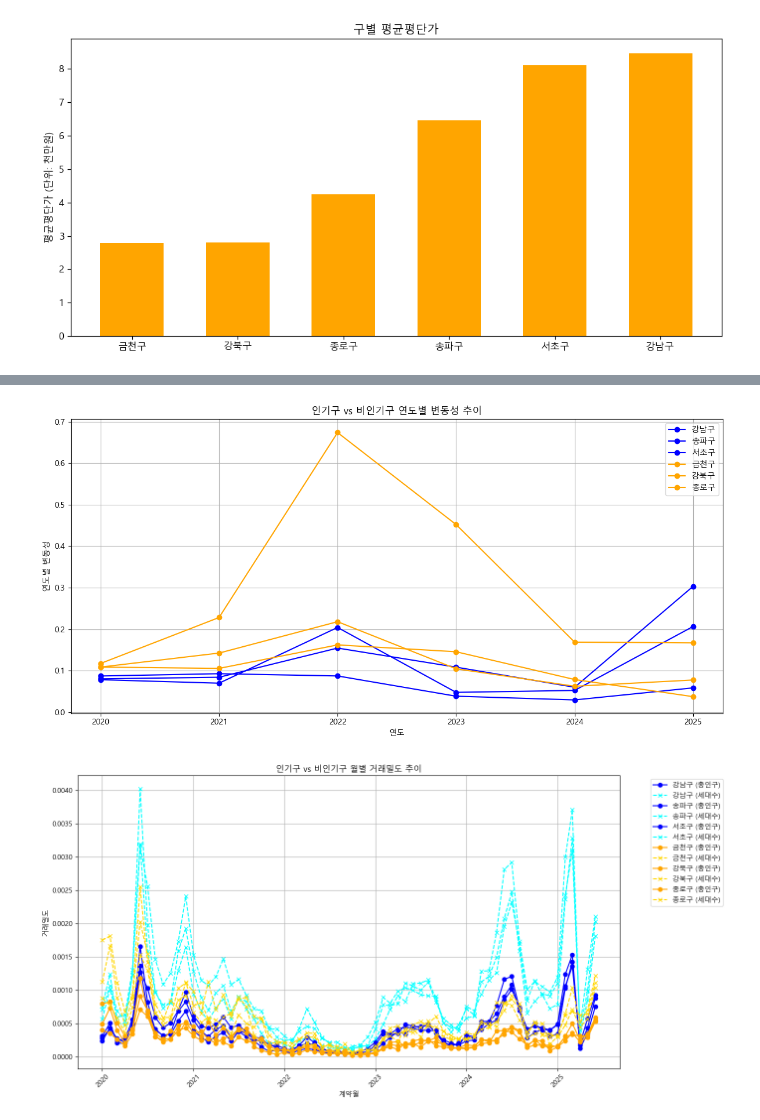
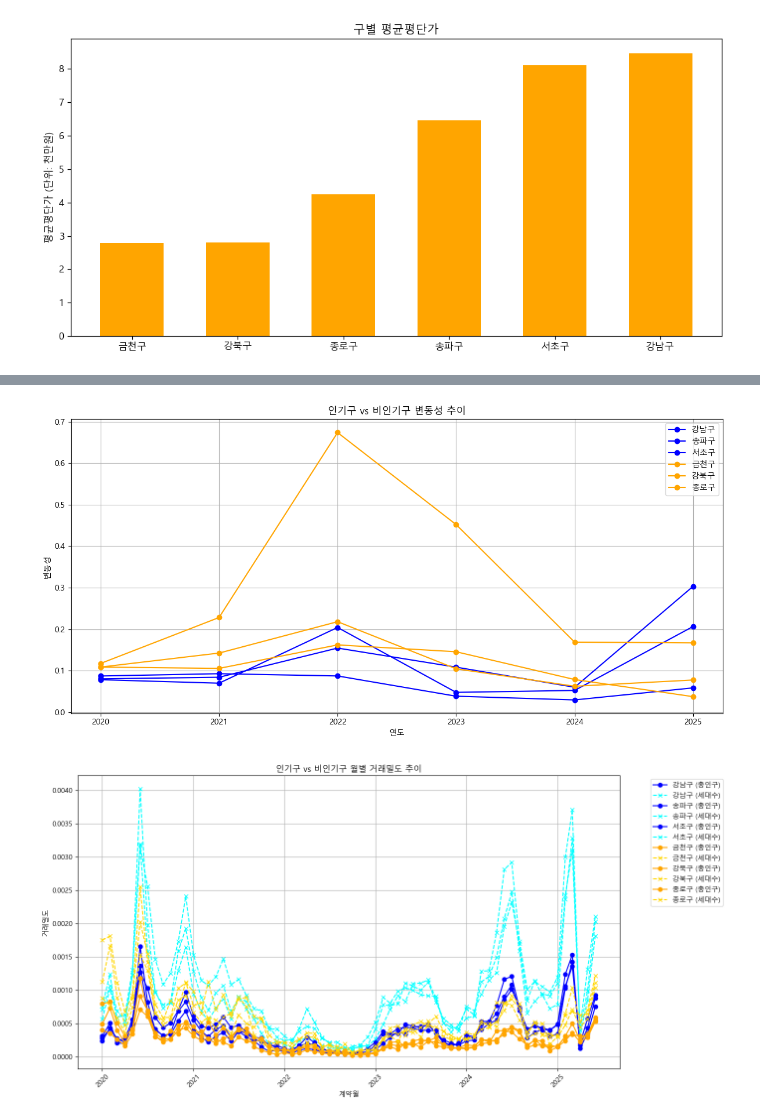
Before and after one commit to krystallinekim/pjt-DataAnalysis-Korean_Real_Estate, a Jupyter notebook: 01_market_comparison.ipynb, the cells around one changed output, grey strips where cells are left out. Drawn from its saved outputs; the diff is of its cells as text; code cells hidden in the pictures.

```diff
--- a/01_market_comparison.ipynb
+++ b/01_market_comparison.ipynb
@@ -228,30 +202,30 @@ plt.show()
 # %%
-# 연도별 변동성 추이
+# 변동성 추이
 
 plt.figure(figsize=(12,6))
 
 # 인기구 라인
 for g in popular:
-    plt.plot(volatility[volatility['구'] == g]['연도'],
-             volatility[volatility['구'] == g]['연도별변동성'],
+    plt.plot(annual_stats[annual_stats['구'] == g]['연도'],
+             annual_stats[annual_stats['구'] == g]['변동성'],
              marker='o', label=g, color='blue')
 
 # 비인기구 라인
 for g in unpopular:
-    plt.plot(volatility[volatility['구'] == g]['연도'],
-             volatility[volatility['구'] == g]['연도별변동성'],
+    plt.plot(annual_stats[annual_stats['구'] == g]['연도'],
+             annual_stats[annual_stats['구'] == g]['변동성'],
              marker='o', label=g, color='orange')
 
-plt.title('인기구 vs 비인기구 연도별 변동성 추이')
+plt.title('인기구 vs 비인기구 변동성 추이')
 plt.xlabel('연도')
-plt.ylabel('연도별 변동성')
-plt.xticks(volatility['연도'].unique())
+plt.ylabel('변동성')
+plt.xticks(annual_stats['연도'].unique())
 plt.legend()
 plt.grid(True)
 plt.tight_layout()
 plt.show()
 # %% [output]
-[figure, old version]
+[figure, new version]
 # %%
 # 월별 거래밀도 비교
 
```
Also changed, not shown: parts of 3 cells of this notebook.
